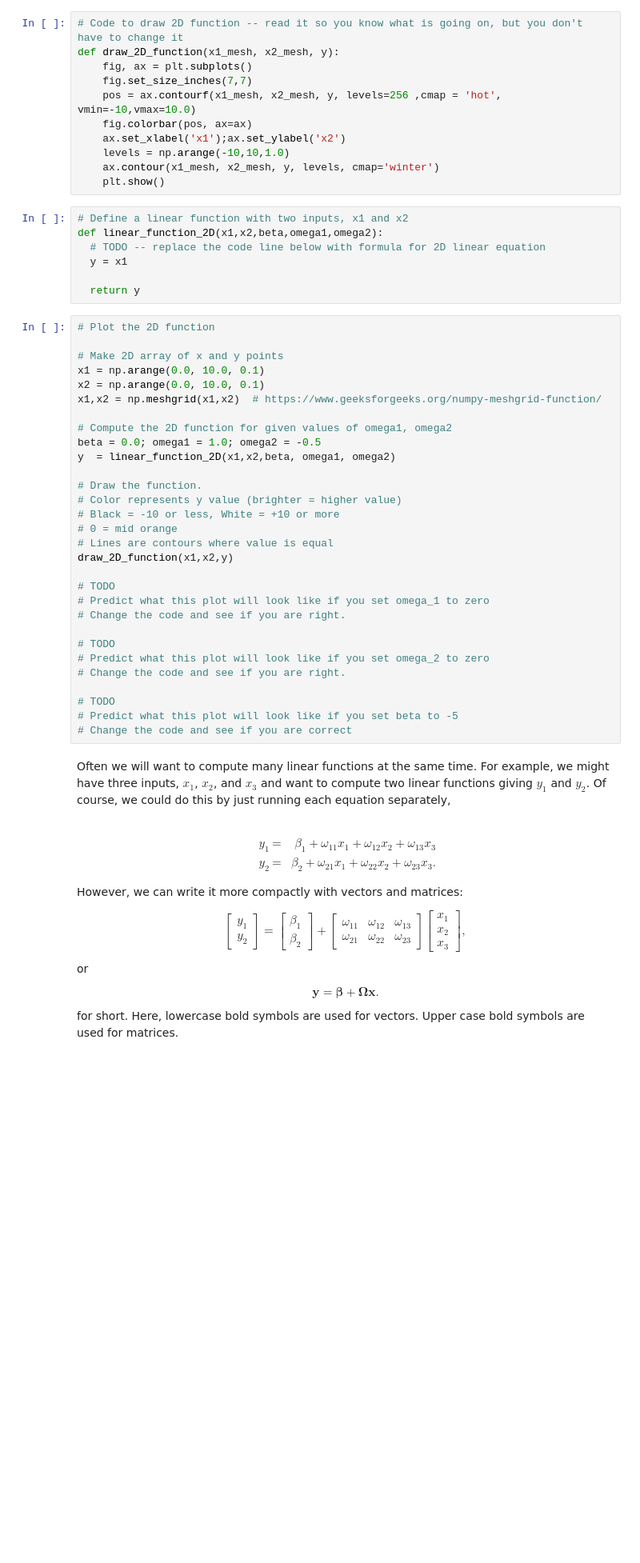
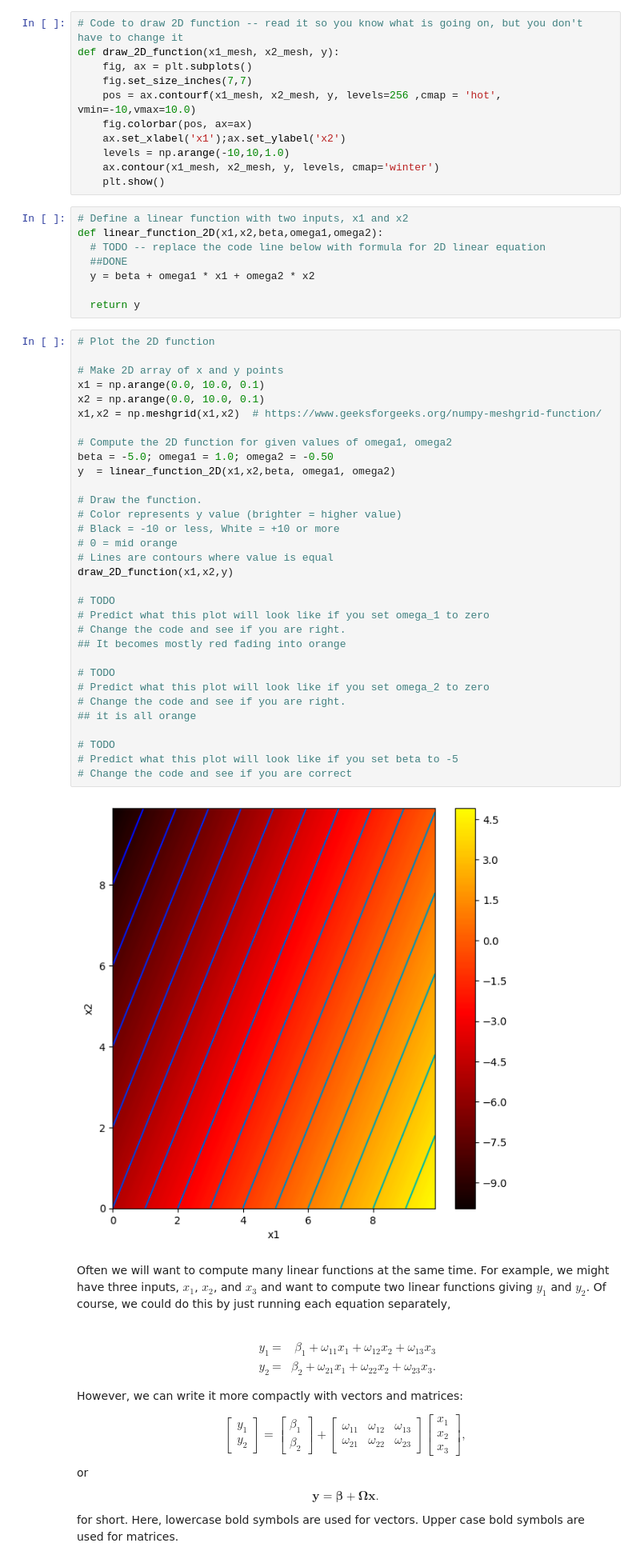
Before and after one commit to mmmullooly123/DeepLearning_CSCI167, a Jupyter notebook: Notebooks/Chap01/1_1_BackgroundMathematics.ipynb, the cells around one changed output. Shown: that part at 80% size. Cells and saved outputs as stored; diff of their text form; blank space fills up the shorter version.

```diff
--- a/Notebooks/Chap01/1_1_BackgroundMathematics.ipynb
+++ b/Notebooks/Chap01/1_1_BackgroundMathematics.ipynb
@@ -72,39 +72,44 @@ def draw_2D_function(x1_mesh, x2_mesh, y):
 # Define a linear function with two inputs, x1 and x2
 def linear_function_2D(x1,x2,beta,omega1,omega2):
   # TODO -- replace the code line below with formula for 2D linear equation
-  y = x1
+  ##DONE
+  y = beta + omega1 * x1 + omega2 * x2
 
   return y
 # %%
 # Plot the 2D function
 
 # Make 2D array of x and y points
 x1 = np.arange(0.0, 10.0, 0.1)
 x2 = np.arange(0.0, 10.0, 0.1)
 x1,x2 = np.meshgrid(x1,x2)  # https://www.geeksforgeeks.org/numpy-meshgrid-function/
 
 # Compute the 2D function for given values of omega1, omega2
-beta = 0.0; omega1 = 1.0; omega2 = -0.5
+beta = -5.0; omega1 = 1.0; omega2 = -0.50
 y  = linear_function_2D(x1,x2,beta, omega1, omega2)
 
 # Draw the function.
 # Color represents y value (brighter = higher value)
 # Black = -10 or less, White = +10 or more
 # 0 = mid orange
 # Lines are contours where value is equal
 draw_2D_function(x1,x2,y)
 
 # TODO
 # Predict what this plot will look like if you set omega_1 to zero
 # Change the code and see if you are right.
+## It becomes mostly red fading into orange
 
 # TODO
 # Predict what this plot will look like if you set omega_2 to zero
 # Change the code and see if you are right.
+## it is all orange
 
 # TODO
 # Predict what this plot will look like if you set beta to -5
 # Change the code and see if you are correct
+# %% [output]
+[figure, added]
 # %% [markdown]
 Often we will want to compute many linear functions at the same time.  For example, we might have three inputs, $x_1$, $x_2$, and $x_3$ and want to compute two linear functions giving $y_1$ and $y_2$. Of course, we could do this by just running each equation separately,<br><br>
 
```
Also changed, not shown: parts of 8 cells of this notebook.
